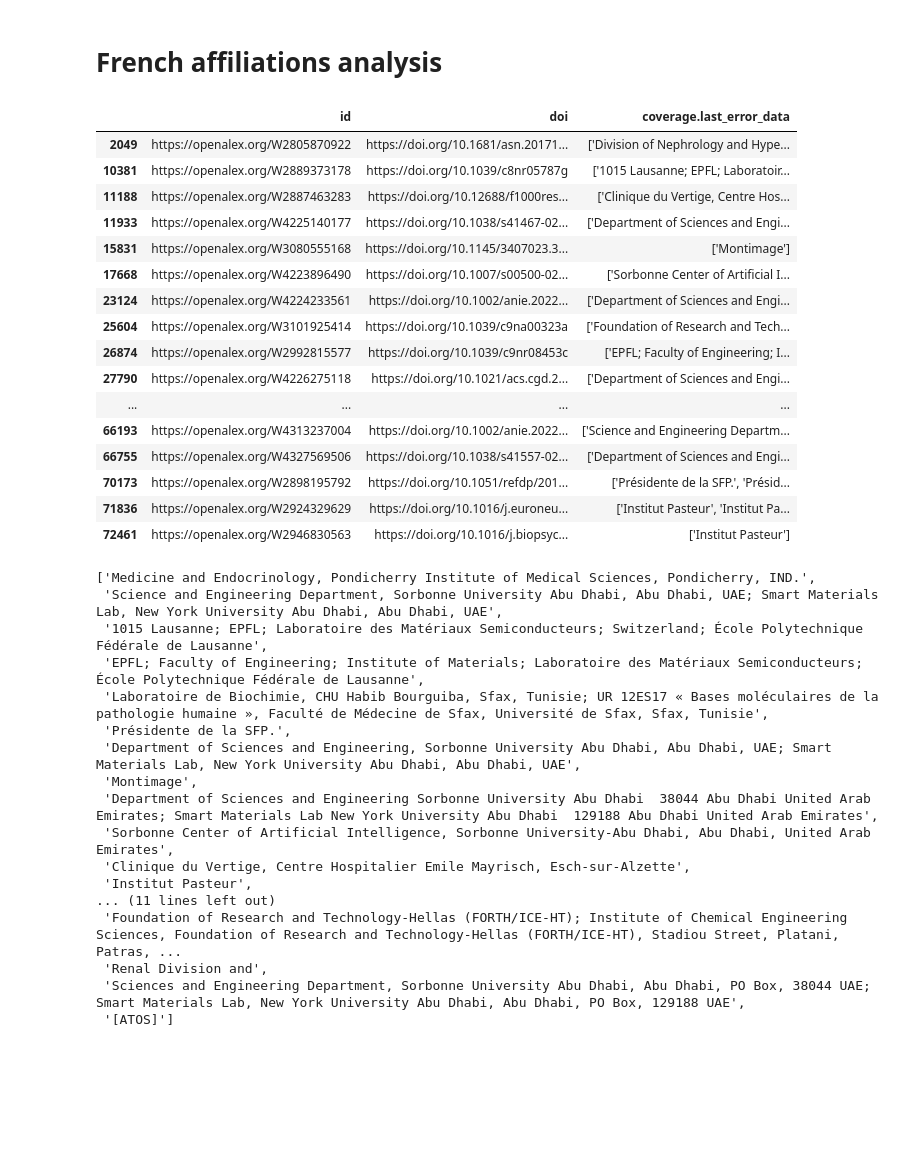
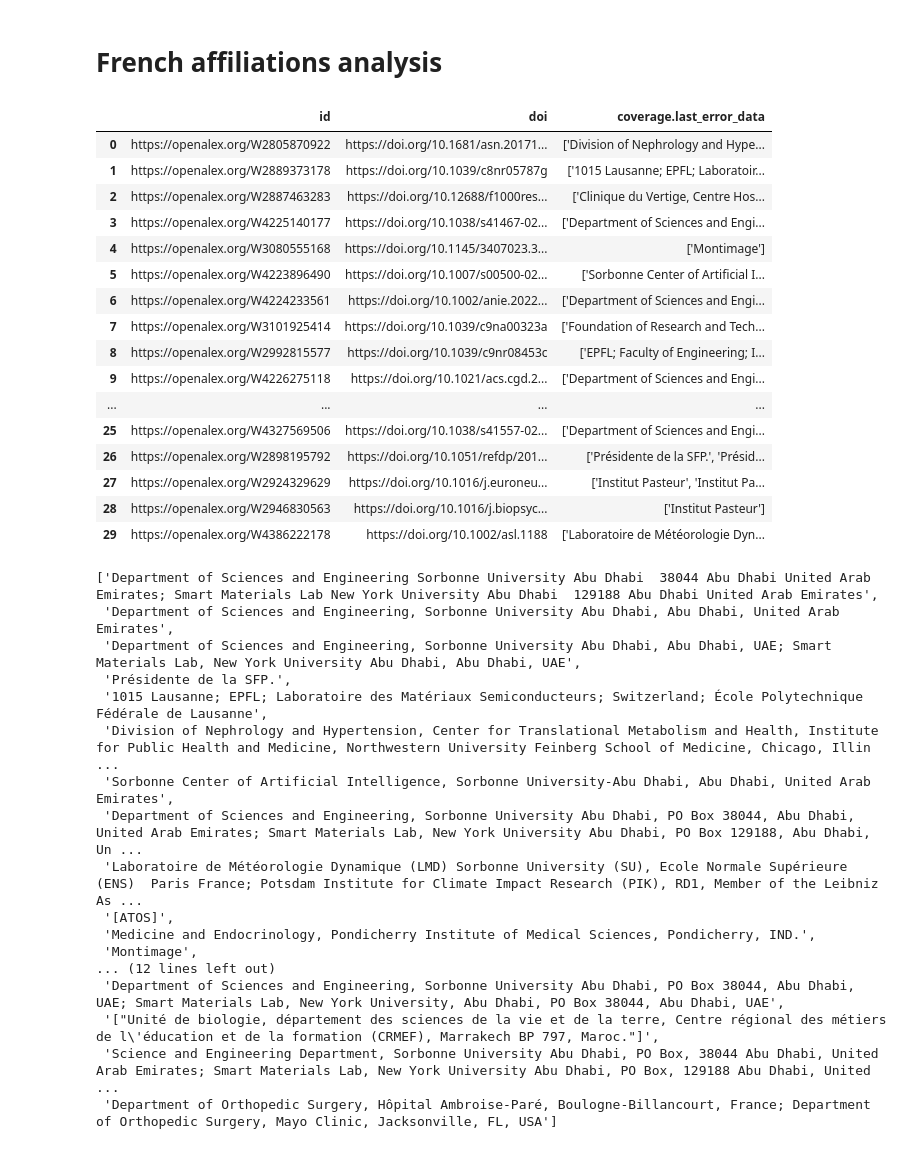
Before and after one commit to dataesr/bso-coverage, a Jupyter notebook: 2_analyse_data_openalex.ipynb, the cells around one changed output. Cells and saved outputs as stored; diff of their text form; code cells hidden in the pictures; blank space fills up the shorter version.

```diff
--- a/2_analyse_data_openalex.ipynb
+++ b/2_analyse_data_openalex.ipynb
@@ -17,7 +17,7 @@ COPY (SELECT * FROM 'data/openalex/*.parquet') TO 'merge.parquet' (FORMAT 'parqu
 <duckdb.duckdb.DuckDBPyConnection at 0x...>
 # %%
 # Build dataframe
-df = pd.read_parquet("merge.parquet")
+df = pd.read_parquet("data/openalex/openalex.parquet")
 display(df.head(5))
 print(df.shape)
 # %% [output]
@@ -57,4 +63,8 @@ values = []
 # %%
-# Valid journal-article / article error
+# Correct journal-article / article error
 df.loc[df["coverage.last_error_data"] == "('journal-article', 'article')", "coverage.last_error"] = "OK"
 df.loc[df["coverage.last_error"] == "OK", "coverage.last_error_data"] = None
+
+# Correct doi missing error
+df.loc[df["doi"].isnull(), "coverage.last_state"] = "UNDEFINED"
+df.loc[df["doi"].isnull(), "coverage.last_error"] = "ALEX_DOI_NOT_FOUND"
@@ -140,27 +187,27 @@ fig.show()
 # %% [markdown]
 # French affiliations analysis
 # %%
-bad_affiliations_df = df[df["coverage.last_error"] == "MISMATCH_FRENCH_AFFILIATION"]
+bad_affiliations_df = df[df["coverage.last_error"] == "MISMATCH_FRENCH_AFFILIATION"].copy().reset_index()
 display(bad_affiliations_df[["id", "doi", "coverage.last_error_data"]])
 bad_affiliations = bad_affiliations_df["coverage.last_error_data"].to_list()
 # %% [output]
 |  | id | doi | coverage.last_error_data |
-| 2049 | https://openalex.org/W2805870922 | https://doi.org/10.1681/asn.20171... | ['Division of Nephrology and Hype... |
-| 10381 | https://openalex.org/W2889373178 | https://doi.org/10.1039/c8nr05787g | ['1015 Lausanne; EPFL; Laboratoir... |
-| 11188 | https://openalex.org/W2887463283 | https://doi.org/10.12688/f1000res... | ['Clinique du Vertige, Centre Hos... |
-| 11933 | https://openalex.org/W4225140177 | https://doi.org/10.1038/s41467-02... | ['Department of Sciences and Engi... |
-| 15831 | https://openalex.org/W3080555168 | https://doi.org/10.1145/3407023.3... | ['Montimage'] |
-| 17668 | https://openalex.org/W4223896490 | https://doi.org/10.1007/s00500-02... | ['Sorbonne Center of Artificial I... |
-| 23124 | https://openalex.org/W4224233561 | https://doi.org/10.1002/anie.2022... | ['Department of Sciences and Engi... |
-| 25604 | https://openalex.org/W3101925414 | https://doi.org/10.1039/c9na00323a | ['Foundation of Research and Tech... |
-| 26874 | https://openalex.org/W2992815577 | https://doi.org/10.1039/c9nr08453c | ['EPFL; Faculty of Engineering; I... |
-| 27790 | https://openalex.org/W4226275118 | https://doi.org/10.1021/acs.cgd.2... | ['Department of Sciences and Engi... |
+| 0 | https://openalex.org/W2805870922 | https://doi.org/10.1681/asn.20171... | ['Division of Nephrology and Hype... |
+| 1 | https://openalex.org/W2889373178 | https://doi.org/10.1039/c8nr05787g | ['1015 Lausanne; EPFL; Laboratoir... |
+| 2 | https://openalex.org/W2887463283 | https://doi.org/10.12688/f1000res... | ['Clinique du Vertige, Centre Hos... |
+| 3 | https://openalex.org/W4225140177 | https://doi.org/10.1038/s41467-02... | ['Department of Sciences and Engi... |
+| 4 | https://openalex.org/W3080555168 | https://doi.org/10.1145/3407023.3... | ['Montimage'] |
+| 5 | https://openalex.org/W4223896490 | https://doi.org/10.1007/s00500-02... | ['Sorbonne Center of Artificial I... |
+| 6 | https://openalex.org/W4224233561 | https://doi.org/10.1002/anie.2022... | ['Department of Sciences and Engi... |
+| 7 | https://openalex.org/W3101925414 | https://doi.org/10.1039/c9na00323a | ['Foundation of Research and Tech... |
+| 8 | https://openalex.org/W2992815577 | https://doi.org/10.1039/c9nr08453c | ['EPFL; Faculty of Engineering; I... |
+| 9 | https://openalex.org/W4226275118 | https://doi.org/10.1021/acs.cgd.2... | ['Department of Sciences and Engi... |
 | ... | ... | ... | ... |
-| 66193 | https://openalex.org/W4313237004 | https://doi.org/10.1002/anie.2022... | ['Science and Engineering Departm... |
-| 66755 | https://openalex.org/W4327569506 | https://doi.org/10.1038/s41557-02... | ['Department of Sciences and Engi... |
-| 70173 | https://openalex.org/W2898195792 | https://doi.org/10.1051/refdp/201... | ['Présidente de la SFP.', 'Présid... |
-| 71836 | https://openalex.org/W2924329629 | https://doi.org/10.1016/j.euroneu... | ['Institut Pasteur', 'Institut Pa... |
-| 72461 | https://openalex.org/W2946830563 | https://doi.org/10.1016/j.biopsyc... | ['Institut Pasteur'] |
+| 25 | https://openalex.org/W4327569506 | https://doi.org/10.1038/s41557-02... | ['Department of Sciences and Engi... |
+| 26 | https://openalex.org/W2898195792 | https://doi.org/10.1051/refdp/201... | ['Présidente de la SFP.', 'Présid... |
+| 27 | https://openalex.org/W2924329629 | https://doi.org/10.1016/j.euroneu... | ['Institut Pasteur', 'Institut Pa... |
+| 28 | https://openalex.org/W2946830563 | https://doi.org/10.1016/j.biopsyc... | ['Institut Pasteur'] |
+| 29 | https://openalex.org/W4386222178 | https://doi.org/10.1002/asl.1188 | ['Laboratoire de Météorologie Dyn... |
 # %%
 def clean_affiliations(affiliation):
     return affiliation.removeprefix("['").removesuffix("']").split("', '")
@@ -168,20 +215,20 @@ def clean_affiliations(affiliation):
 cleaned_affiliations = list(set(sum([clean_affiliations(affiliation) for affiliation in bad_affiliations], [])))
 cleaned_affiliations
 # %% [output]
-['Medicine and Endocrinology, Pondicherry Institute of Medical Sciences, Pondicherry, IND.',
- 'Science and Engineering Department, Sorbonne University Abu Dhabi, Abu Dhabi, UAE; Smart Materials Lab, New York University Abu Dhabi, Abu Dhabi, UAE',
+['Department of Sciences and Engineering Sorbonne University Abu Dhabi  38044 Abu Dhabi United Arab Emirates; Smart Materials Lab New York University Abu Dhabi  129188 Abu Dhabi United Arab Emirates',
+ 'Department of Sciences and Engineering, Sorbonne University Abu Dhabi, Abu Dhabi, United Arab Emirates',
+ 'Department of Sciences and Engineering, Sorbonne University Abu Dhabi, Abu Dhabi, UAE; Smart Materials Lab, New York University Abu Dhabi, Abu Dhabi, UAE',
+ 'Présidente de la SFP.',
  '1015 Lausanne; EPFL; Laboratoire des Matériaux Semiconducteurs; Switzerland; École Polytechnique Fédérale de Lausanne',
- 'EPFL; Faculty of Engineering; Institute of Materials; Laboratoire des Matériaux Semiconducteurs; École Polytechnique Fédérale de Lausanne',
- 'Laboratoire de Biochimie, CHU Habib Bourguiba, Sfax, Tunisie; UR 12ES17 « Bases moléculaires de la pathologie humaine », Faculté de Médecine de Sfax, Université de Sfax, Sfax, Tunisie',
- 'Présidente de la SFP.',
- 'Department of Sciences and Engineering, Sorbonne University Abu Dhabi, Abu Dhabi, UAE; Smart Materials Lab, New York University Abu Dhabi, Abu Dhabi, UAE',
+ 'Division of Nephrology and Hypertension, Center for Translational Metabolism and Health, Institute for Public Health and Medicine, Northwestern University Feinberg School of Medicine, Chicago, Illin ...
+ 'Sorbonne Center of Artificial Intelligence, Sorbonne University-Abu Dhabi, Abu Dhabi, United Arab Emirates',
+ 'Department of Sciences and Engineering, Sorbonne University Abu Dhabi, PO Box 38044, Abu Dhabi, United Arab Emirates; Smart Materials Lab, New York University Abu Dhabi, PO Box 129188, Abu Dhabi, Un ...
+ 'Laboratoire de Météorologie Dynamique (LMD) Sorbonne University (SU), Ecole Normale Supérieure (ENS)  Paris France; Potsdam Institute for Climate Impact Research (PIK), RD1, Member of the Leibniz As ...
+ '[ATOS]',
+ 'Medicine and Endocrinology, Pondicherry Institute of Medical Sciences, Pondicherry, IND.',
  'Montimage',
- 'Department of Sciences and Engineering Sorbonne University Abu Dhabi  38044 Abu Dhabi United Arab Emirates; Smart Materials Lab New York University Abu Dhabi  129188 Abu Dhabi United Arab Emirates',
- 'Sorbonne Center of Artificial Intelligence, Sorbonne University-Abu Dhabi, Abu Dhabi, United Arab Emirates',
- 'Clinique du Vertige, Centre Hospitalier Emile Mayrisch, Esch-sur-Alzette',
- 'Institut Pasteur',
-... (11 lines left out)
- 'Foundation of Research and Technology-Hellas (FORTH/ICE-HT); Institute of Chemical Engineering Sciences, Foundation of Research and Technology-Hellas (FORTH/ICE-HT), Stadiou Street, Platani, Patras, ...
- 'Renal Division and',
- 'Sciences and Engineering Department, Sorbonne University Abu Dhabi, Abu Dhabi, PO Box, 38044 UAE; Smart Materials Lab, New York University Abu Dhabi, Abu Dhabi, PO Box, 129188 UAE',
- '[ATOS]']
+... (12 lines left out)
+ 'Department of Sciences and Engineering, Sorbonne University Abu Dhabi, PO Box 38044, Abu Dhabi, UAE; Smart Materials Lab, New York University, Abu Dhabi, PO Box 38044, Abu Dhabi, UAE',
+ '["Unité de biologie, département des sciences de la vie et de la terre, Centre régional des métiers de l\'éducation et de la formation (CRMEF), Marrakech BP 797, Maroc."]',
+ 'Science and Engineering Department, Sorbonne University Abu Dhabi, PO Box, 38044 Abu Dhabi, United Arab Emirates; Smart Materials Lab, New York University Abu Dhabi, PO Box, 129188 Abu Dhabi, United ...
+ 'Department of Orthopedic Surgery, Hôpital Ambroise-Paré, Boulogne-Billancourt, France; Department of Orthopedic Surgery, Mayo Clinic, Jacksonville, FL, USA']
```
Also changed, not shown: parts of 22 cells of this notebook, 1 other file.
